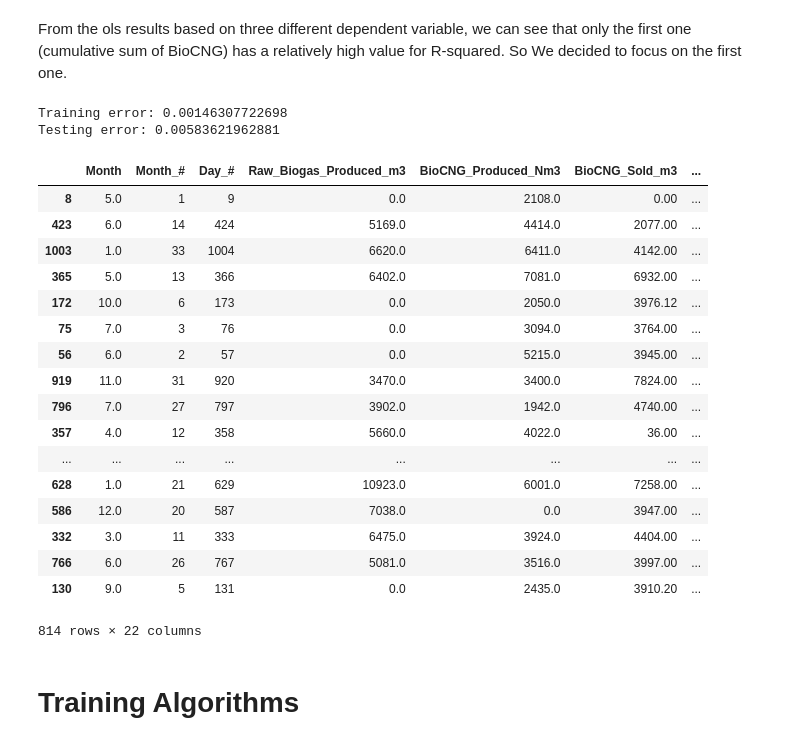
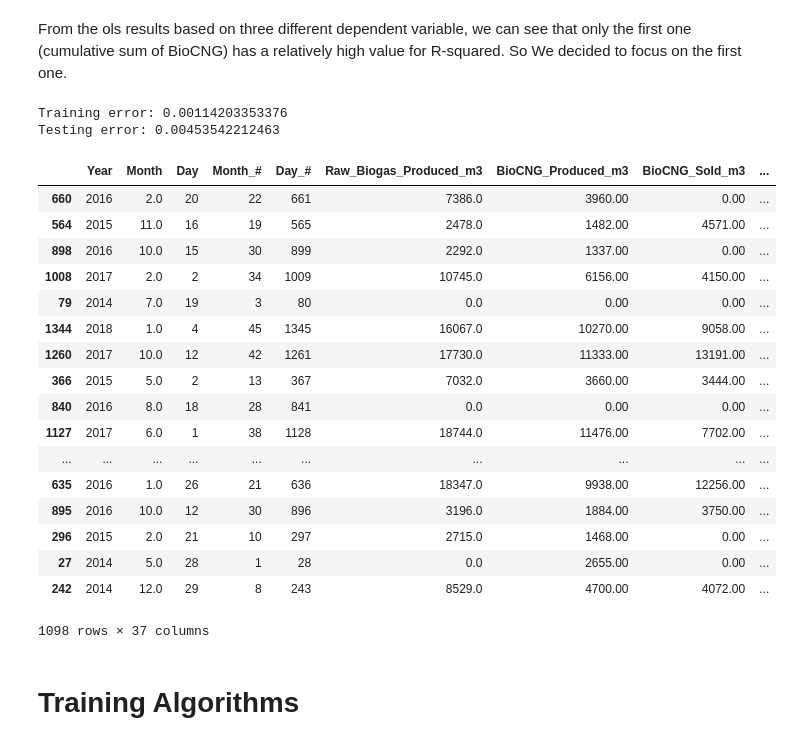
Before and after one commit to Victoria3467/BioDigest, a Jupyter notebook: Hainan/Hainan_toymodel.ipynb, the cells around one changed output. Saved outputs shown, nothing was run; the diff lists cells and outputs as text; code cells hidden in the pictures.

```diff
--- a/Hainan/Hainan_toymodel.ipynb
+++ b/Hainan/Hainan_toymodel.ipynb
@@ -117,8 +159,10 @@ OLS Regression Results
 # %%
 #ols
-hainan_ols = ols("Solid_fertilizer_produced_t ~ Manure_input_t + Bagasse_1_input_t + Lees_fermentation +\
-                    Fish_waste_input_t + Alcowaste_input_t + Cassava_input_t + Grass_input_t +\
-                    Tea_waste_input_t + Other_input_t ", data=hainan_train).fit()
+hainan_ols = ols("Solid_fertilizer_produced_t ~ Pig_Manure_t + Cassava_t + Fish_waste_water_t +\
+                    Kitchen_food_waste_t + Municipal_fecal_residue_t + Tea_waste_t +\
+                    Chicken_litter_t + Bagasse_feed_t + Alcohol_waste_t +\
+                    Chinese_medicine_waste_t + Energy_grass_t + Banana_fruit_shafts_t +\
+                    Lemon_waste_t + Percolate_t + Other_waste_t", data=hainan_train).fit()
 hainan_ols_summary = hainan_ols.summary()
 hainan_ols_summary
 # %% [output]
@@ -151,51 +201,55 @@ OLS Regression Results
 From the ols results based on three different dependent variable, we can see that only the first one (cumulative sum of BioCNG) has a relatively high value for R-squared. So We decided to focus on the first one.
 # %%
 # Predict on the training data
-X_train = hainan_train[['Manure_input_t', 'Bagasse_1_input_t',
-       'Lees_fermentation', 'Fish_waste_input_t', 'Alcowaste_input_t',
-       'Cassava_input_t', 'Grass_input_t', 'Tea_waste_input_t',
-       'Other_input_t']]
+X_train = hainan_train[['Pig_Manure_t',
+       'Cassava_t', 'Fish_waste_water_t', 'Kitchen_food_waste_t',
+       'Municipal_fecal_residue_t', 'Tea_waste_t', 'Chicken_litter_t',
+       'Bagasse_feed_t', 'Alcohol_waste_t', 'Chinese_medicine_waste_t',
+       'Energy_grass_t', 'Banana_fruit_shafts_t', 'Lemon_waste_t',
+       'Percolate_t', 'Other_waste_t']]
 y_train = hainan_train.BioCNG_cumsum
 y_pred_train = hainan_ols.predict(X_train)
 
 # Compute the root-mean-square of training data
 rms_train = np.sqrt(mean_squared_error(y_train, y_pred_train))
 print('Training error:',rms_train/sum(y_train))
 
 # Predict on the test data
-X_test = hainan_test[['Manure_input_t', 'Bagasse_1_input_t',
-       'Lees_fermentation', 'Fish_waste_input_t', 'Alcowaste_input_t',
-       'Cassava_input_t', 'Grass_input_t', 'Tea_waste_input_t',
-       'Other_input_t']]
+X_test = hainan_test[['Pig_Manure_t',
+       'Cassava_t', 'Fish_waste_water_t', 'Kitchen_food_waste_t',
+       'Municipal_fecal_residue_t', 'Tea_waste_t', 'Chicken_litter_t',
+       'Bagasse_feed_t', 'Alcohol_waste_t', 'Chinese_medicine_waste_t',
+       'Energy_grass_t', 'Banana_fruit_shafts_t', 'Lemon_waste_t',
+       'Percolate_t', 'Other_waste_t']]
 y_test = hainan_test.BioCNG_cumsum
 y_pred_test = hainan_ols.predict(X_test)
 
 # Compute the root-mean-square of test data
 rms_test = np.sqrt(mean_squared_error(y_test, y_pred_test))
 print('Testing error:',rms_test/sum(y_test))
 
 hainan_train
 # %% [output]
-Training error: 0.00146307722698
-Testing error: 0.00583621962881
+Training error: 0.00114203353376
+Testing error: 0.00453542212463
-|  | Month | Month_# | Day_# | Raw_Biogas_Produced_m3 | BioCNG_Produced_Nm3 | BioCNG_Sold_m3 | ... |
-| 8 | 5.0 | 1 | 9 | 0.0 | 2108.0 | 0.00 | ... |
-| 423 | 6.0 | 14 | 424 | 5169.0 | 4414.0 | 2077.00 | ... |
-| 1003 | 1.0 | 33 | 1004 | 6620.0 | 6411.0 | 4142.00 | ... |
-| 365 | 5.0 | 13 | 366 | 6402.0 | 7081.0 | 6932.00 | ... |
-| 172 | 10.0 | 6 | 173 | 0.0 | 2050.0 | 3976.12 | ... |
-| 75 | 7.0 | 3 | 76 | 0.0 | 3094.0 | 3764.00 | ... |
-| 56 | 6.0 | 2 | 57 | 0.0 | 5215.0 | 3945.00 | ... |
-| 919 | 11.0 | 31 | 920 | 3470.0 | 3400.0 | 7824.00 | ... |
-| 796 | 7.0 | 27 | 797 | 3902.0 | 1942.0 | 4740.00 | ... |
-| 357 | 4.0 | 12 | 358 | 5660.0 | 4022.0 | 36.00 | ... |
-| ... | ... | ... | ... | ... | ... | ... | ... |
-| 628 | 1.0 | 21 | 629 | 10923.0 | 6001.0 | 7258.00 | ... |
-| 586 | 12.0 | 20 | 587 | 7038.0 | 0.0 | 3947.00 | ... |
-| 332 | 3.0 | 11 | 333 | 6475.0 | 3924.0 | 4404.00 | ... |
-| 766 | 6.0 | 26 | 767 | 5081.0 | 3516.0 | 3997.00 | ... |
-| 130 | 9.0 | 5 | 131 | 0.0 | 2435.0 | 3910.20 | ... |
+|  | Year | Month | Day | Month_# | Day_# | Raw_Biogas_Produced_m3 | BioCNG_Produced_m3 | BioCNG_Sold_m3 | ... |
+| 660 | 2016 | 2.0 | 20 | 22 | 661 | 7386.0 | 3960.00 | 0.00 | ... |
+| 564 | 2015 | 11.0 | 16 | 19 | 565 | 2478.0 | 1482.00 | 4571.00 | ... |
+| 898 | 2016 | 10.0 | 15 | 30 | 899 | 2292.0 | 1337.00 | 0.00 | ... |
+| 1008 | 2017 | 2.0 | 2 | 34 | 1009 | 10745.0 | 6156.00 | 4150.00 | ... |
+| 79 | 2014 | 7.0 | 19 | 3 | 80 | 0.0 | 0.00 | 0.00 | ... |
+| 1344 | 2018 | 1.0 | 4 | 45 | 1345 | 16067.0 | 10270.00 | 9058.00 | ... |
+| 1260 | 2017 | 10.0 | 12 | 42 | 1261 | 17730.0 | 11333.00 | 13191.00 | ... |
+| 366 | 2015 | 5.0 | 2 | 13 | 367 | 7032.0 | 3660.00 | 3444.00 | ... |
+| 840 | 2016 | 8.0 | 18 | 28 | 841 | 0.0 | 0.00 | 0.00 | ... |
+| 1127 | 2017 | 6.0 | 1 | 38 | 1128 | 18744.0 | 11476.00 | 7702.00 | ... |
+| ... | ... | ... | ... | ... | ... | ... | ... | ... | ... |
+| 635 | 2016 | 1.0 | 26 | 21 | 636 | 18347.0 | 9938.00 | 12256.00 | ... |
+| 895 | 2016 | 10.0 | 12 | 30 | 896 | 3196.0 | 1884.00 | 3750.00 | ... |
+| 296 | 2015 | 2.0 | 21 | 10 | 297 | 2715.0 | 1468.00 | 0.00 | ... |
+| 27 | 2014 | 5.0 | 28 | 1 | 28 | 0.0 | 2655.00 | 0.00 | ... |
+| 242 | 2014 | 12.0 | 29 | 8 | 243 | 8529.0 | 4700.00 | 4072.00 | ... |
-814 rows × 22 columns
+1098 rows × 37 columns
 # %% [markdown]
 # Training Algorithms
 # %% [markdown]
```
Also changed, not shown: parts of 12 cells of this notebook.
